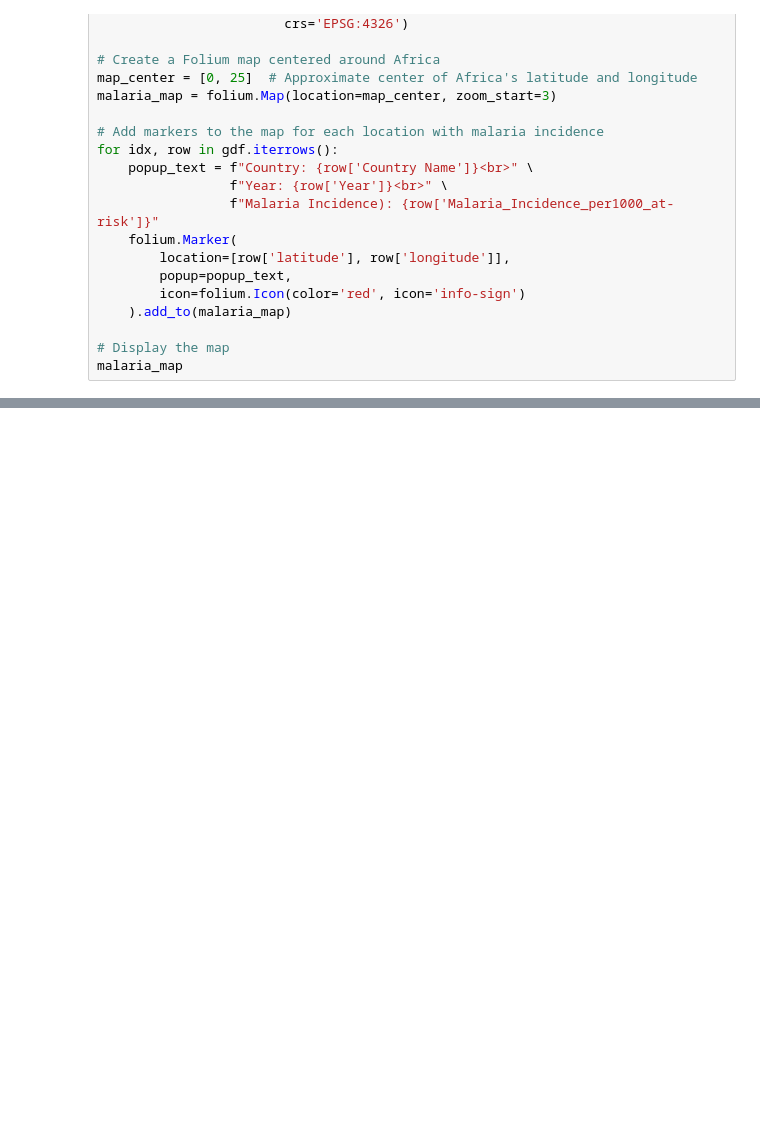
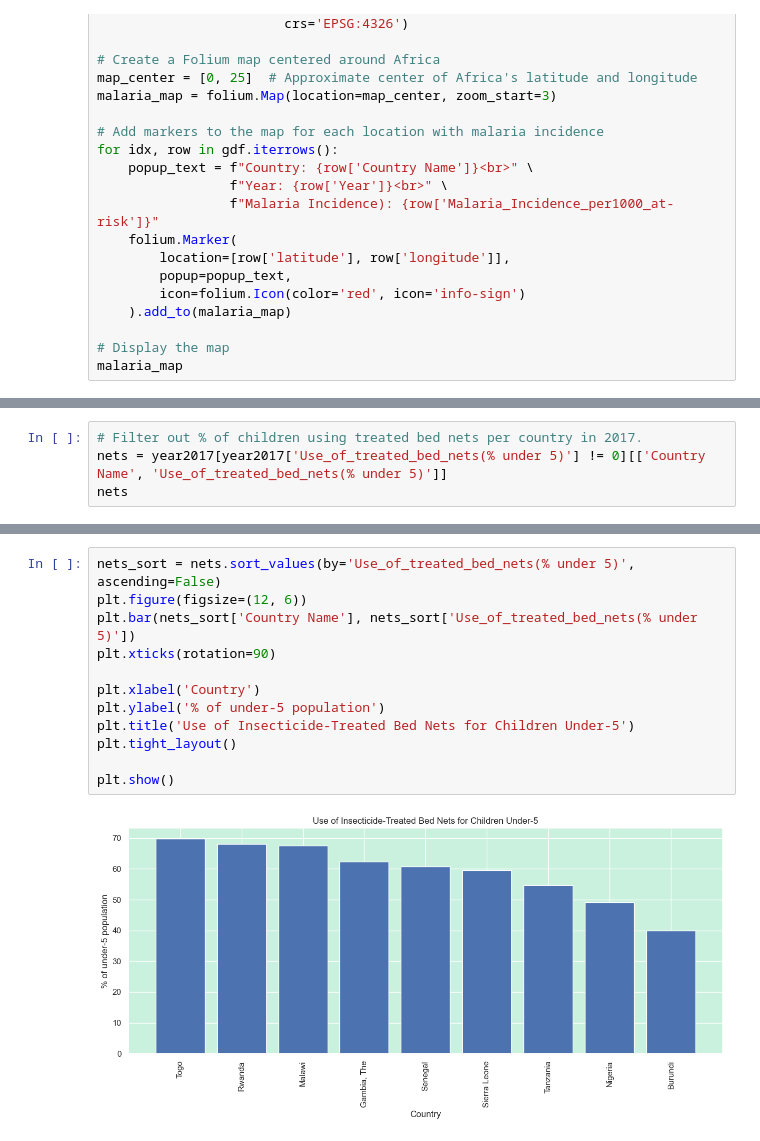
Before and after one commit to swalusimbi/Malaria_In_Africa, a Jupyter notebook: Malaria_in_Africa_GroupB/src/grp_work/project.ipynb, the cells around one changed output, grey strips where cells are left out. Saved outputs shown, nothing was run; the diff lists cells and outputs as text; blank space fills up the shorter version.

Commit message:
Analysis of treated bed net usage for children under-5

```diff
--- a/Malaria_in_Africa_GroupB/src/grp_work/project.ipynb
+++ b/Malaria_in_Africa_GroupB/src/grp_work/project.ipynb
@@ -901,0 +904,4 @@ malaria_map
+# %%
+# Filter out % of children using treated bed nets per country in 2017.
+nets = year2017[year2017['Use_of_treated_bed_nets(% under 5)'] != 0][['Country Name', 'Use_of_treated_bed_nets(% under 5)']]
+nets
@@ -901,0 +919,14 @@ malaria_map
+# %%
+nets_sort = nets.sort_values(by='Use_of_treated_bed_nets(% under 5)', ascending=False)
+plt.figure(figsize=(12, 6))
+plt.bar(nets_sort['Country Name'], nets_sort['Use_of_treated_bed_nets(% under 5)'])
+plt.xticks(rotation=90)
+
+plt.xlabel('Country')
+plt.ylabel('% of under-5 population')
+plt.title('Use of Insecticide-Treated Bed Nets for Children Under-5')
+plt.tight_layout()
+
+plt.show()
+# %% [output]
+[figure, added]
```
Also changed, not shown: parts of 2 cells of this notebook.
